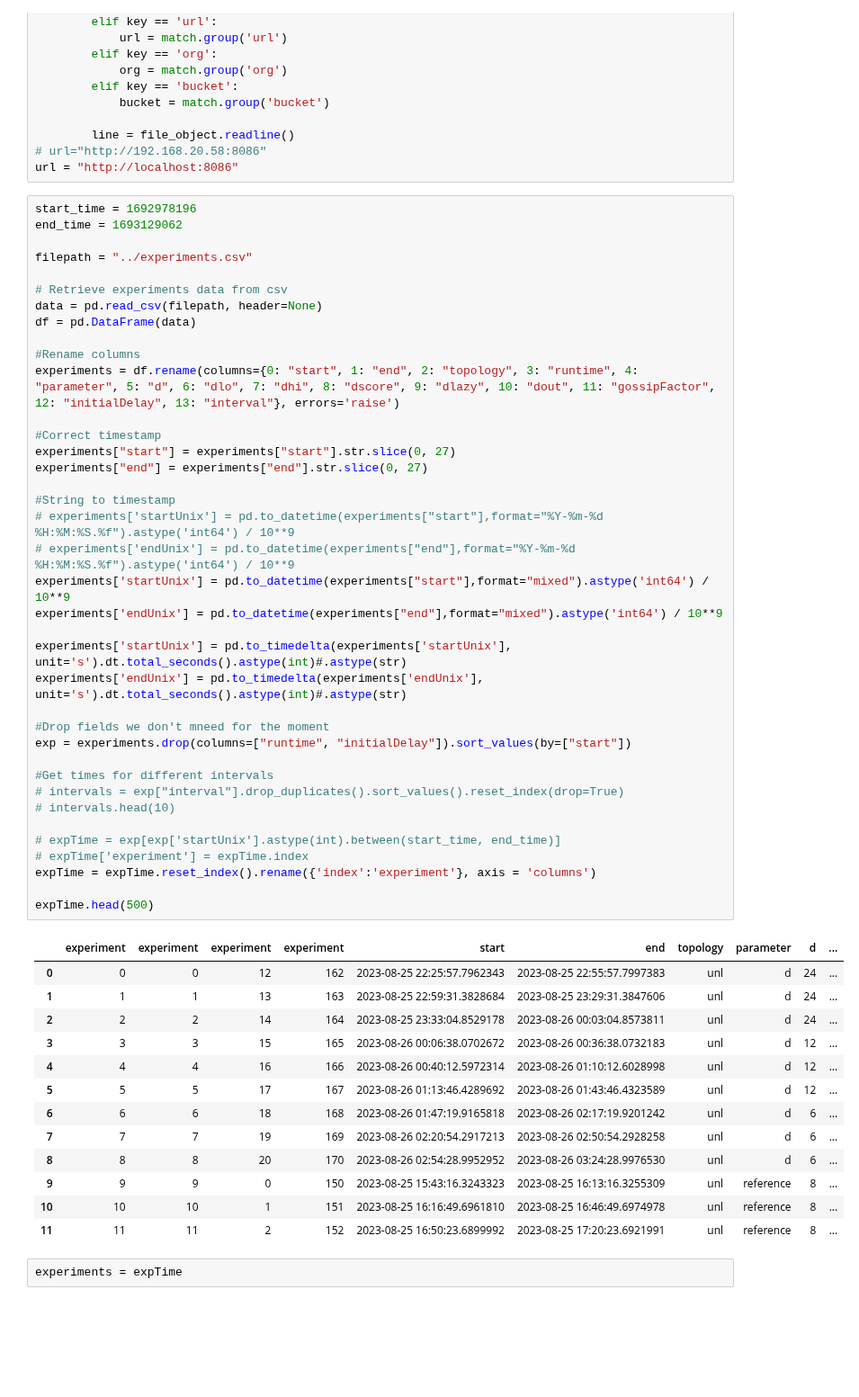
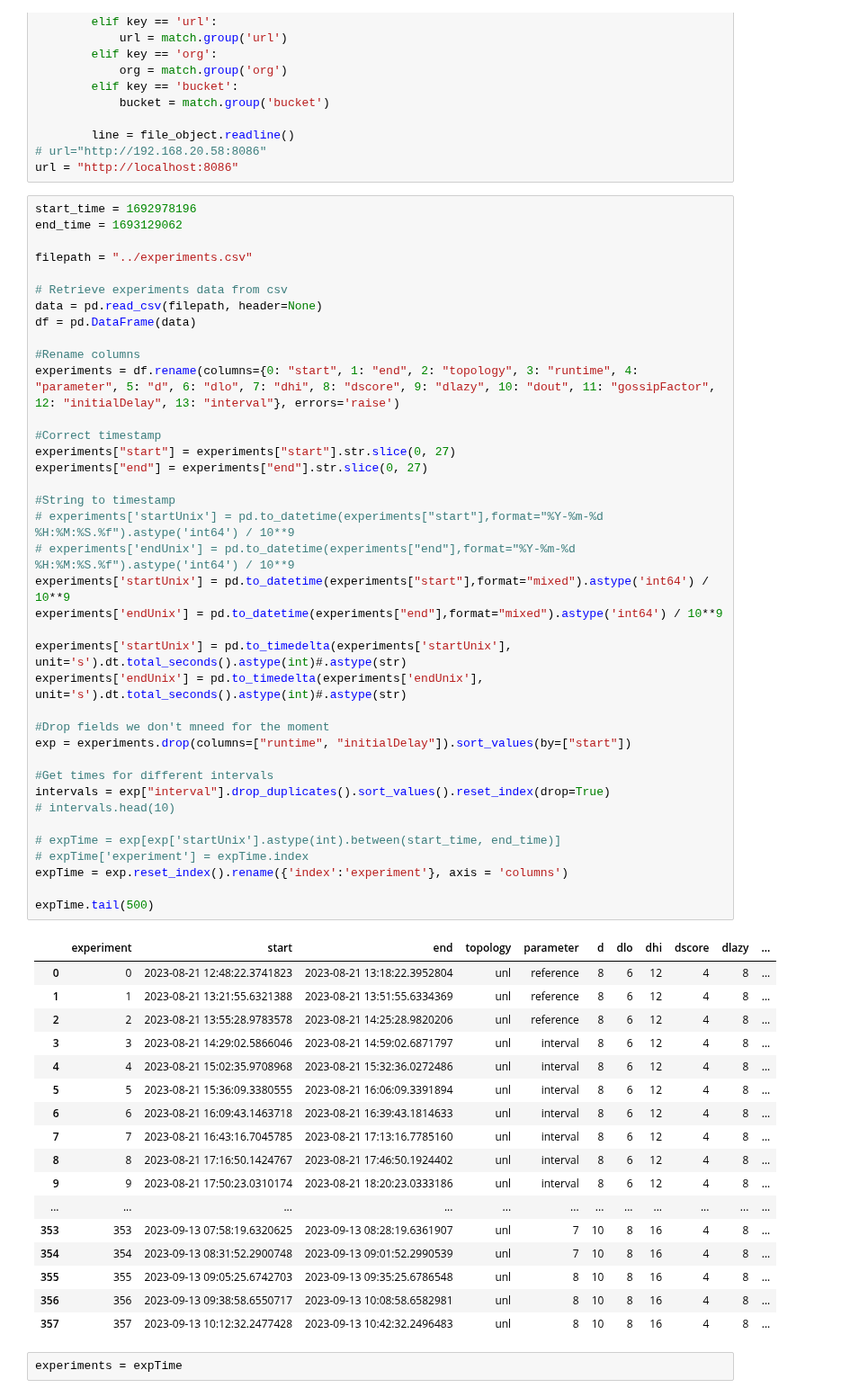
Before and after one commit to FlavScheidt/flexi-pipe, a Jupyter notebook: data/Notebooks/TimeSeriesComplete.ipynb, the cells around one changed output. Shown at 90% size. Drawn from its saved outputs; the diff is of its cells as text; blank space fills up the shorter version.

Commit message:
Time series extraction

```diff
--- a/data/Notebooks/TimeSeriesComplete.ipynb
+++ b/data/Notebooks/TimeSeriesComplete.ipynb
@@ -73,49 +73,53 @@ filepath = "../experiments.csv"
 # Retrieve experiments data from csv
 data = pd.read_csv(filepath, header=None)
 df = pd.DataFrame(data)
 
 #Rename columns
 experiments = df.rename(columns={0: "start", 1: "end", 2: "topology", 3: "runtime", 4: "parameter", 5: "d", 6: "dlo", 7: "dhi", 8: "dscore", 9: "dlazy", 10: "dout", 11: "gossipFactor", 12: "initialDelay", 13: "interval"}, errors='raise')
 
 #Correct timestamp
 experiments["start"] = experiments["start"].str.slice(0, 27)
 experiments["end"] = experiments["end"].str.slice(0, 27)
 
 #String to timestamp
 # experiments['startUnix'] = pd.to_datetime(experiments["start"],format="%Y-%m-%d %H:%M:%S.%f").astype('int64') / 10**9
 # experiments['endUnix'] = pd.to_datetime(experiments["end"],format="%Y-%m-%d %H:%M:%S.%f").astype('int64') / 10**9
 experiments['startUnix'] = pd.to_datetime(experiments["start"],format="mixed").astype('int64') / 10**9
 experiments['endUnix'] = pd.to_datetime(experiments["end"],format="mixed").astype('int64') / 10**9
 
 experiments['startUnix'] = pd.to_timedelta(experiments['startUnix'], unit='s').dt.total_seconds().astype(int)#.astype(str)
 experiments['endUnix'] = pd.to_timedelta(experiments['endUnix'], unit='s').dt.total_seconds().astype(int)#.astype(str)
 
 #Drop fields we don't mneed for the moment
 exp = experiments.drop(columns=["runtime", "initialDelay"]).sort_values(by=["start"])
 
 #Get times for different intervals
-# intervals = exp["interval"].drop_duplicates().sort_values().reset_index(drop=True)
+intervals = exp["interval"].drop_duplicates().sort_values().reset_index(drop=True)
 # intervals.head(10)
 
 # expTime = exp[exp['startUnix'].astype(int).between(start_time, end_time)]
 # expTime['experiment'] = expTime.index
-expTime = expTime.reset_index().rename({'index':'experiment'}, axis = 'columns')
+expTime = exp.reset_index().rename({'index':'experiment'}, axis = 'columns')
 
-expTime.head(500)
+expTime.tail(500)
 # %% [output]
-|  | experiment | experiment | experiment | experiment | start | end | topology | parameter | d | ... |
-| 0 | 0 | 0 | 12 | 162 | 2023-08-25 22:25:57.7962343 | 2023-08-25 22:55:57.7997383 | unl | d | 24 | ... |
-| 1 | 1 | 1 | 13 | 163 | 2023-08-25 22:59:31.3828684 | 2023-08-25 23:29:31.3847606 | unl | d | 24 | ... |
-| 2 | 2 | 2 | 14 | 164 | 2023-08-25 23:33:04.8529178 | 2023-08-26 00:03:04.8573811 | unl | d | 24 | ... |
-| 3 | 3 | 3 | 15 | 165 | 2023-08-26 00:06:38.0702672 | 2023-08-26 00:36:38.0732183 | unl | d | 12 | ... |
-| 4 | 4 | 4 | 16 | 166 | 2023-08-26 00:40:12.5972314 | 2023-08-26 01:10:12.6028998 | unl | d | 12 | ... |
-| 5 | 5 | 5 | 17 | 167 | 2023-08-26 01:13:46.4289692 | 2023-08-26 01:43:46.4323589 | unl | d | 12 | ... |
-| 6 | 6 | 6 | 18 | 168 | 2023-08-26 01:47:19.9165818 | 2023-08-26 02:17:19.9201242 | unl | d | 6 | ... |
-| 7 | 7 | 7 | 19 | 169 | 2023-08-26 02:20:54.2917213 | 2023-08-26 02:50:54.2928258 | unl | d | 6 | ... |
-| 8 | 8 | 8 | 20 | 170 | 2023-08-26 02:54:28.9952952 | 2023-08-26 03:24:28.9976530 | unl | d | 6 | ... |
-| 9 | 9 | 9 | 0 | 150 | 2023-08-25 15:43:16.3243323 | 2023-08-25 16:13:16.3255309 | unl | reference | 8 | ... |
-| 10 | 10 | 10 | 1 | 151 | 2023-08-25 16:16:49.6961810 | 2023-08-25 16:46:49.6974978 | unl | reference | 8 | ... |
-| 11 | 11 | 11 | 2 | 152 | 2023-08-25 16:50:23.6899992 | 2023-08-25 17:20:23.6921991 | unl | reference | 8 | ... |
+|  | experiment | start | end | topology | parameter | d | dlo | dhi | dscore | dlazy | ... |
+| 0 | 0 | 2023-08-21 12:48:22.3741823 | 2023-08-21 13:18:22.3952804 | unl | reference | 8 | 6 | 12 | 4 | 8 | ... |
+| 1 | 1 | 2023-08-21 13:21:55.6321388 | 2023-08-21 13:51:55.6334369 | unl | reference | 8 | 6 | 12 | 4 | 8 | ... |
+| 2 | 2 | 2023-08-21 13:55:28.9783578 | 2023-08-21 14:25:28.9820206 | unl | reference | 8 | 6 | 12 | 4 | 8 | ... |
+| 3 | 3 | 2023-08-21 14:29:02.5866046 | 2023-08-21 14:59:02.6871797 | unl | interval | 8 | 6 | 12 | 4 | 8 | ... |
+| 4 | 4 | 2023-08-21 15:02:35.9708968 | 2023-08-21 15:32:36.0272486 | unl | interval | 8 | 6 | 12 | 4 | 8 | ... |
+| 5 | 5 | 2023-08-21 15:36:09.3380555 | 2023-08-21 16:06:09.3391894 | unl | interval | 8 | 6 | 12 | 4 | 8 | ... |
+| 6 | 6 | 2023-08-21 16:09:43.1463718 | 2023-08-21 16:39:43.1814633 | unl | interval | 8 | 6 | 12 | 4 | 8 | ... |
+| 7 | 7 | 2023-08-21 16:43:16.7045785 | 2023-08-21 17:13:16.7785160 | unl | interval | 8 | 6 | 12 | 4 | 8 | ... |
+| 8 | 8 | 2023-08-21 17:16:50.1424767 | 2023-08-21 17:46:50.1924402 | unl | interval | 8 | 6 | 12 | 4 | 8 | ... |
+| 9 | 9 | 2023-08-21 17:50:23.0310174 | 2023-08-21 18:20:23.0333186 | unl | interval | 8 | 6 | 12 | 4 | 8 | ... |
+| ... | ... | ... | ... | ... | ... | ... | ... | ... | ... | ... | ... |
+| 353 | 353 | 2023-09-13 07:58:19.6320625 | 2023-09-13 08:28:19.6361907 | unl | 7 | 10 | 8 | 16 | 4 | 8 | ... |
+| 354 | 354 | 2023-09-13 08:31:52.2900748 | 2023-09-13 09:01:52.2990539 | unl | 7 | 10 | 8 | 16 | 4 | 8 | ... |
+| 355 | 355 | 2023-09-13 09:05:25.6742703 | 2023-09-13 09:35:25.6786548 | unl | 8 | 10 | 8 | 16 | 4 | 8 | ... |
+| 356 | 356 | 2023-09-13 09:38:58.6550717 | 2023-09-13 10:08:58.6582981 | unl | 8 | 10 | 8 | 16 | 4 | 8 | ... |
+| 357 | 357 | 2023-09-13 10:12:32.2477428 | 2023-09-13 10:42:32.2496483 | unl | 8 | 10 | 8 | 16 | 4 | 8 | ... |
 # %%
 experiments = expTime
 # %%
```
Also changed, not shown: 3 other files.
